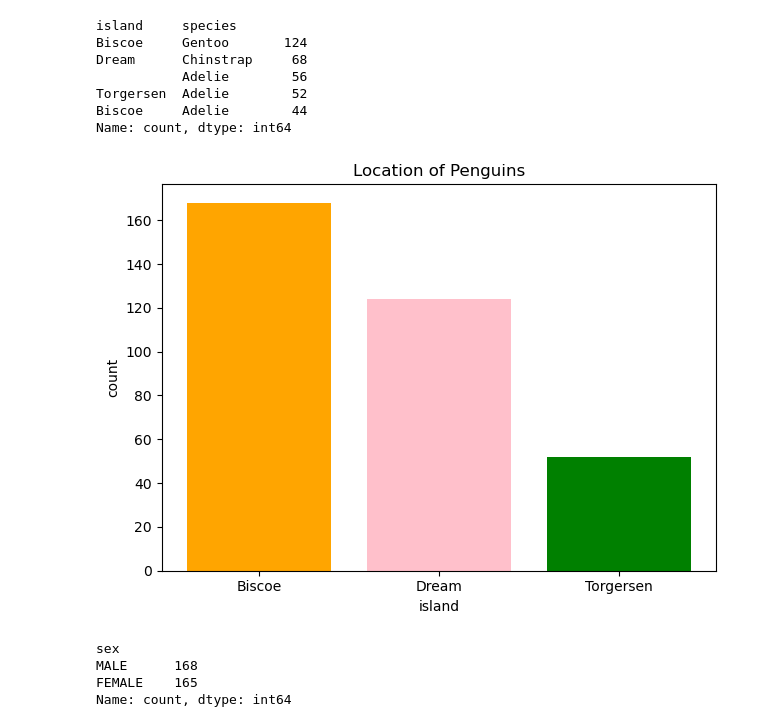
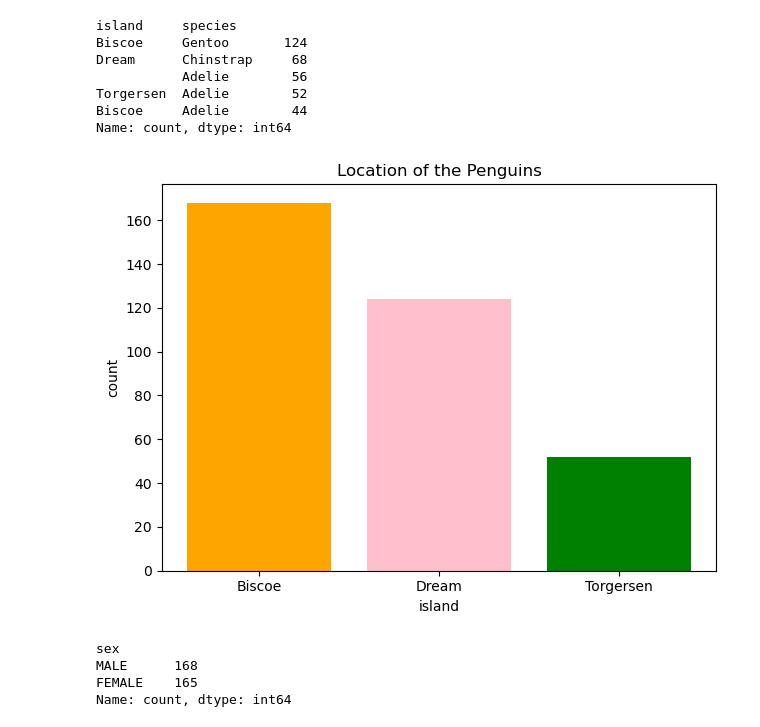
Before and after one commit to Jennyicano/myproject, a Jupyter notebook: penguins.ipynb, the cells around one changed output. Drawn from its saved outputs; the diff is of its cells as text; code cells hidden in the pictures.

```diff
--- a/penguins.ipynb
+++ b/penguins.ipynb
@@ -309,17 +309,17 @@ Name: count, dtype: int64
 # %%
 # I create a bar chart to show the number of penguins living in each island.
 
 location = df["island"].value_counts()
 
 island = ["Biscoe", "Dream", "Torgersen"]
 plt.bar(island, location, color =["orange","pink", "green"])
-plt.title("Location of Penguins")
+plt.title("Location of the Penguins")
 plt.xlabel("island")
 plt.ylabel("count")
 plt.tight_layout()
 plt.show()
 # %% [output]
-[figure, old version]
+[figure, new version]
 # %%
 # The second variable that I choosed is the sex of the penguins.
 # Count the numer of penguins of each sex.
```
Also changed, not shown: parts of 1 cell of this notebook.
